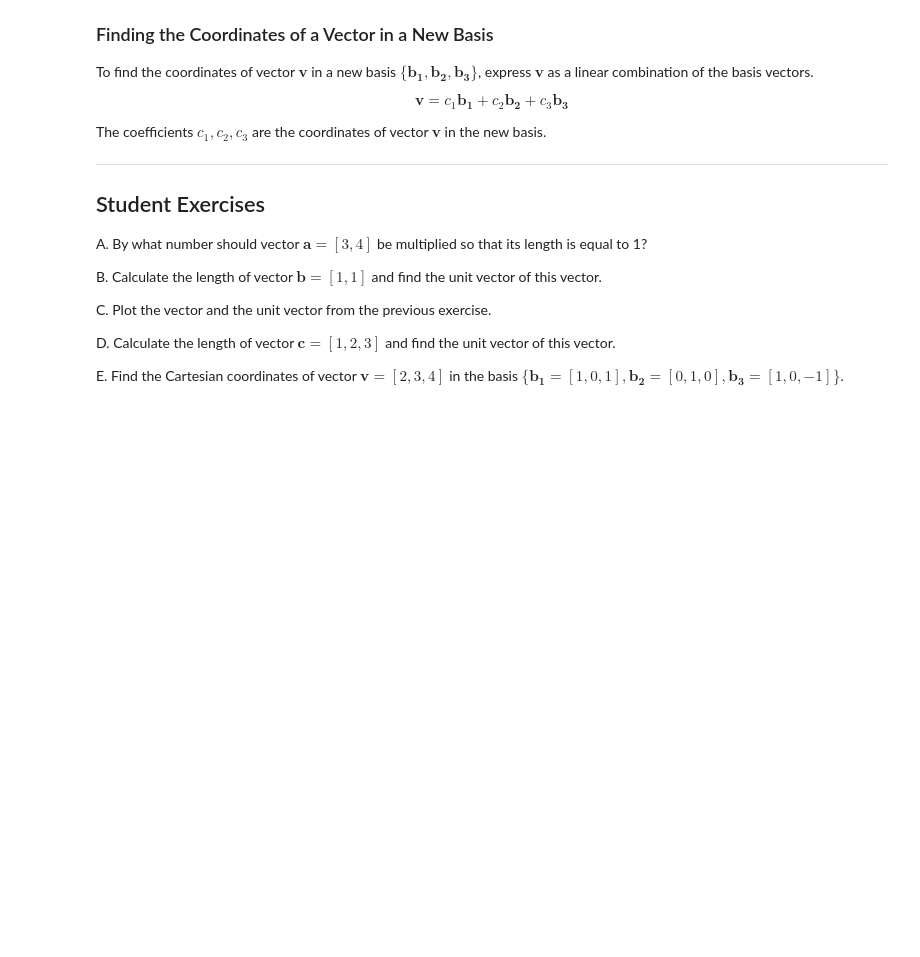
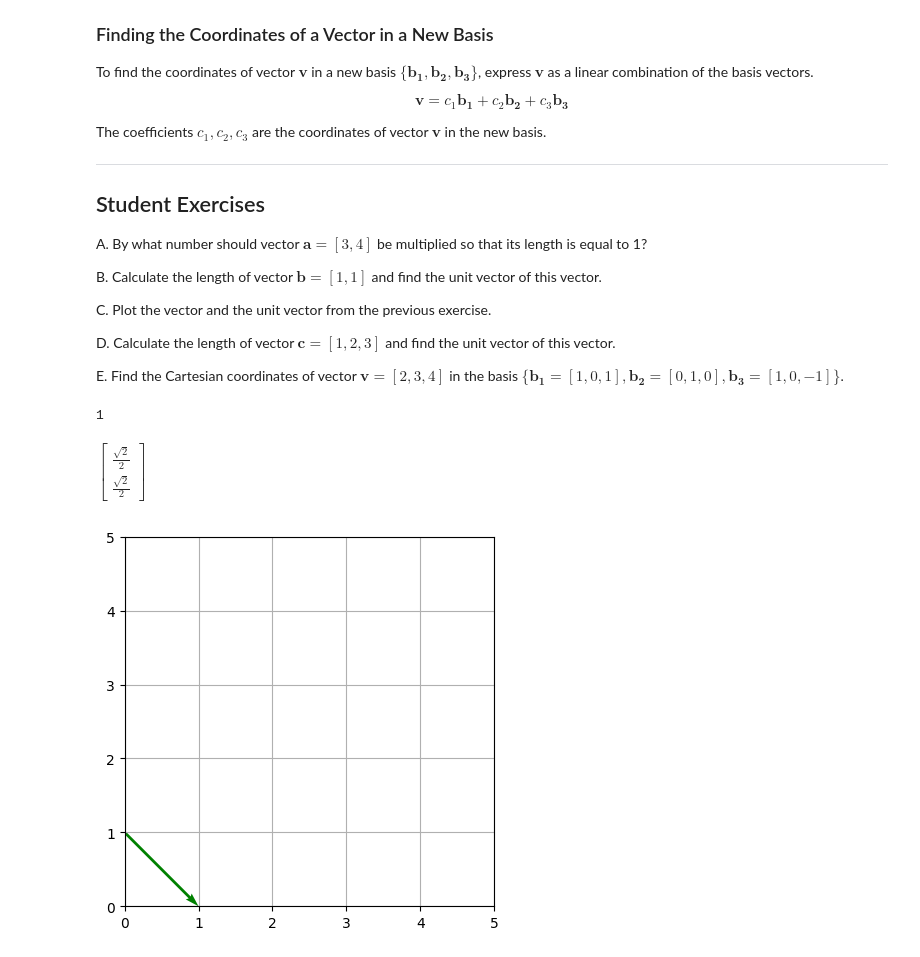
Before and after one commit to dchorazkiewicz/Math-2024-25-Winter, a Jupyter notebook: Notebooks_EN/01_Linear_Algebra/03_Vectors/LA_Vectors_introduction.ipynb, the cells around one changed output. Saved outputs shown, nothing was run; the diff lists cells and outputs as text; code cells hidden in the pictures; blank space fills up the shorter version.

```diff
--- a/Notebooks_EN/01_Linear_Algebra/03_Vectors/LA_Vectors_introduction.ipynb
+++ b/Notebooks_EN/01_Linear_Algebra/03_Vectors/LA_Vectors_introduction.ipynb
@@ -185,3 +185,37 @@ C. Plot the vector and the unit vector from the previous exercise.
 D. Calculate the length of vector $\mathbf{c} = [1, 2, 3]$ and find the unit vector of this vector.
 
 E. Find the Cartesian coordinates of vector $\mathbf{v} = [2, 3, 4]$ in the basis $\{\mathbf{b_1} = [1, 0, 1], \mathbf{b_2} = [0, 1, 0], \mathbf{b_3} = [1, 0, -1]\}$.
+# %%
+#A
+import sympy as sp
+A = sp.Matrix([3,4])
+AA = A * 0.2
+answer = sp.sqrt(AA[0]**2 + AA[1]**2)
+int(answer)
+# %% [output]
+1
+# %%
+#B
+import sympy as sp
+B = sp.Matrix([1,1])
+BB = sp.sqrt(B[0]**2 + B[1]**2)
+
+B_unit = B * 1/BB
+B_unit
+# %% [output]
+$\displaystyle \left[\begin{matrix}\frac{\sqrt{2}}{2}\\\frac{\sqrt{2}}{2}\end{matrix}\right]$
+# %%
+#C
+import matplotlib.pyplot as plt # import the matplotlib.pyplot module
+
+plt.figure() # create a new figure
+plt.quiver(0, 0, 1, 0, angles='xy', scale_units='xy', scale=1, color='r') # quick way to plot a vector quiver(x_start, y_start, x_end, y_end)
+plt.quiver(0, 0, 0, 1, angles='xy', scale_units='xy', scale=1, color='b') # quick way to plot a vector quiver(x_start, y_start, x_end, y_end)
+plt.quiver(0, 1, 1, -1, angles='xy', scale_units='xy', scale=1, color='g') # quick way to plot a vector quiver(x_start, y_start, x_end, y_end)
+plt.xlim(0, 5) # set x-axis range
+plt.ylim(0, 5) # set y-axis range
+plt.grid(True) # enable grid
+plt.gca().set_aspect('equal') # set equal scaling on x and y axes
+plt.show()
+# %% [output]
+[figure, added]
```
Also changed, not shown: parts of 3 cells of this notebook.
